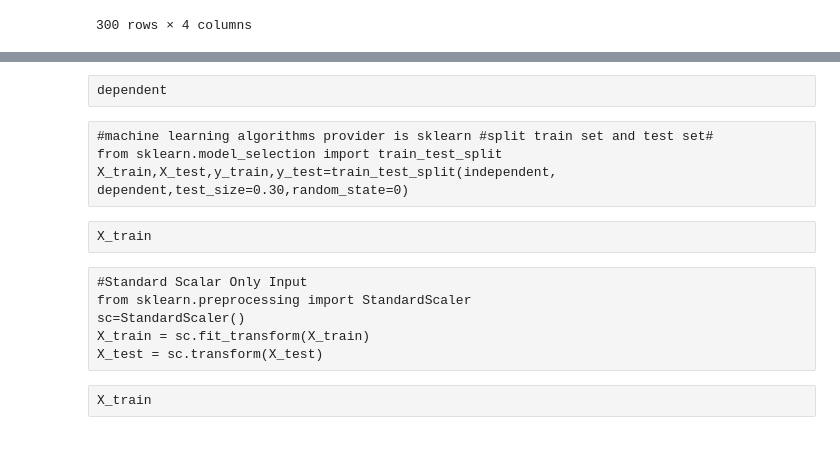
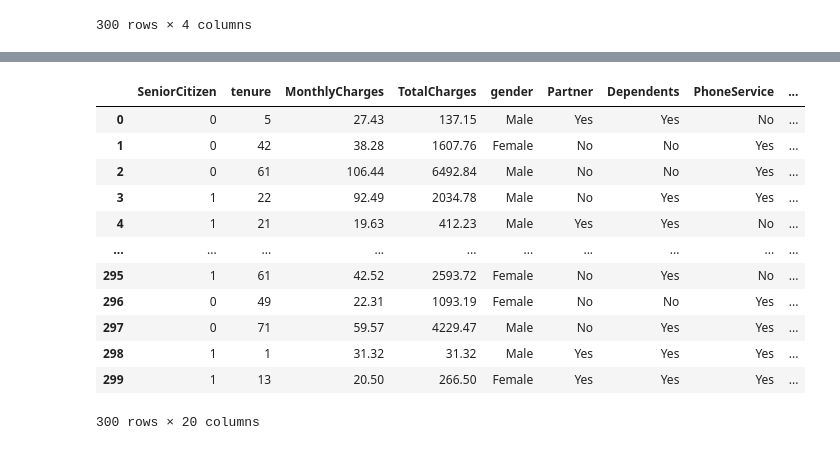
Before and after one commit to anandharishi19347/9.ML-DL_Capstone-Project, a Jupyter notebook: 2.Data_Preprocessing/1. Data Preprocessing Method.ipynb, the cells around one changed output, grey strips where cells are left out. Drawn from its saved outputs; the diff is of its cells as text; code cells hidden in the pictures.

```diff
--- a/2.Data_Preprocessing/1. Data Preprocessing Method.ipynb
+++ b/2.Data_Preprocessing/1. Data Preprocessing Method.ipynb
@@ -413,16 +415,16 @@ dependent=dataset[['Churn_Yes']]
-# %% [raw]
-dependent
-# %% [raw]
-#machine learning algorithms provider is sklearn #split train set and test set#
-from sklearn.model_selection import train_test_split
-X_train,X_test,y_train,y_test=train_test_split(independent, dependent,test_size=0.30,random_state=0)
-# %% [raw]
-X_train
-# %% [raw]
-#Standard Scalar Only Input
-from sklearn.preprocessing import StandardScaler
-sc=StandardScaler()
-X_train = sc.fit_transform(X_train)
-X_test = sc.transform(X_test)
-# %% [raw]
-X_train
+# %%
+preprocessed
+# %% [output]
+|  | SeniorCitizen | tenure | MonthlyCharges | TotalCharges | gender | Partner | Dependents | PhoneService | ... |
+| 0 | 0 | 5 | 27.43 | 137.15 | Male | Yes | Yes | No | ... |
+| 1 | 0 | 42 | 38.28 | 1607.76 | Female | No | No | Yes | ... |
+| 2 | 0 | 61 | 106.44 | 6492.84 | Male | No | No | Yes | ... |
+| 3 | 1 | 22 | 92.49 | 2034.78 | Male | No | Yes | Yes | ... |
+| 4 | 1 | 21 | 19.63 | 412.23 | Male | Yes | Yes | No | ... |
+| ... | ... | ... | ... | ... | ... | ... | ... | ... | ... |
+| 295 | 1 | 61 | 42.52 | 2593.72 | Female | No | Yes | No | ... |
+| 296 | 0 | 49 | 22.31 | 1093.19 | Female | No | No | Yes | ... |
+| 297 | 0 | 71 | 59.57 | 4229.47 | Male | No | Yes | Yes | ... |
+| 298 | 1 | 1 | 31.32 | 31.32 | Male | Yes | Yes | Yes | ... |
+| 299 | 1 | 13 | 20.50 | 266.50 | Female | Yes | Yes | Yes | ... |
+300 rows × 20 columns
```
Also changed, not shown: parts of 20 cells of this notebook.
